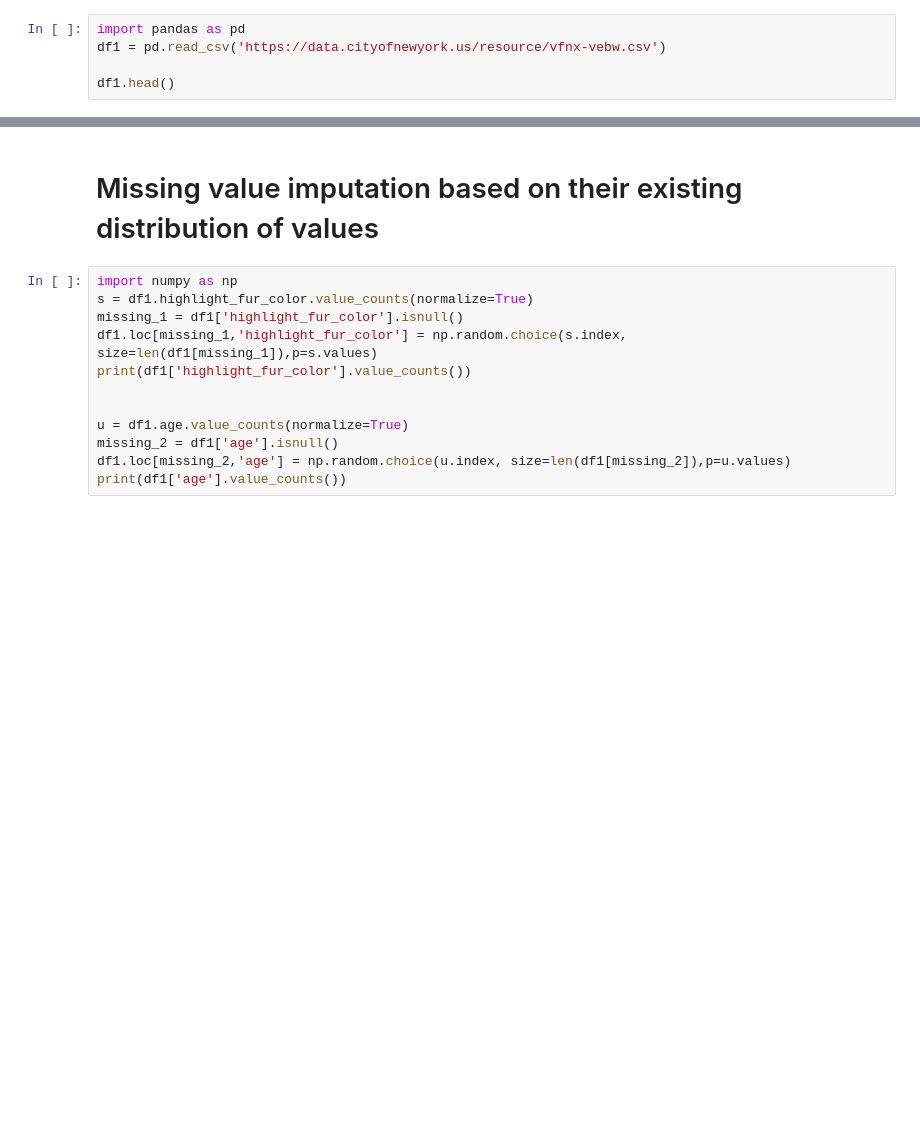
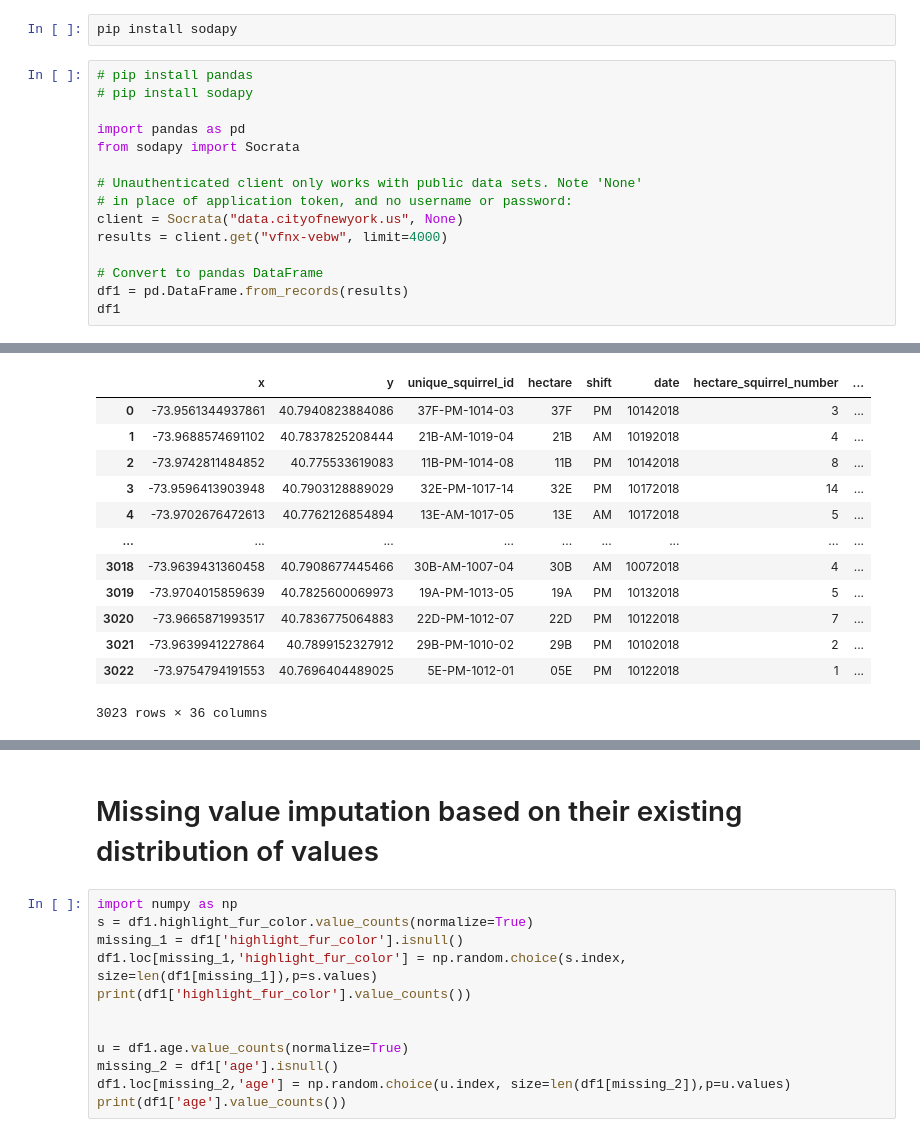
Before and after one commit to moose9200/jupyter-automation, a Jupyter notebook: download.ipynb, the cells around one changed output, grey strips where cells are left out. Cells and saved outputs as stored; diff of their text form; blank space fills up the shorter version.

```diff
--- a/download.ipynb
+++ b/download.ipynb
@@ -1,5 +1,18 @@
-# %%
-import pandas as pd
-df1 = pd.read_csv('https://data.cityofnewyork.us/resource/vfnx-vebw.csv')
-
-df1.head()
+# %%
+pip install sodapy
+# %%
+# pip install pandas
+# pip install sodapy
+
+import pandas as pd
+from sodapy import Socrata
+
+# Unauthenticated client only works with public data sets. Note 'None'
+# in place of application token, and no username or password:
+client = Socrata("data.cityofnewyork.us", None)
+results = client.get("vfnx-vebw", limit=4000)
+
+# Convert to pandas DataFrame
+df1 = pd.DataFrame.from_records(results)
+df1
+# %% [output]
@@ -6,2 +20,15 @@ df1.head()
+|  | x | y | unique_squirrel_id | hectare | shift | date | hectare_squirrel_number | ... |
+| 0 | -73.9561344937861 | 40.7940823884086 | 37F-PM-1014-03 | 37F | PM | 10142018 | 3 | ... |
+| 1 | -73.9688574691102 | 40.7837825208444 | 21B-AM-1019-04 | 21B | AM | 10192018 | 4 | ... |
+| 2 | -73.9742811484852 | 40.775533619083 | 11B-PM-1014-08 | 11B | PM | 10142018 | 8 | ... |
+| 3 | -73.9596413903948 | 40.7903128889029 | 32E-PM-1017-14 | 32E | PM | 10172018 | 14 | ... |
+| 4 | -73.9702676472613 | 40.7762126854894 | 13E-AM-1017-05 | 13E | AM | 10172018 | 5 | ... |
+| ... | ... | ... | ... | ... | ... | ... | ... | ... |
+| 3018 | -73.9639431360458 | 40.7908677445466 | 30B-AM-1007-04 | 30B | AM | 10072018 | 4 | ... |
+| 3019 | -73.9704015859639 | 40.7825600069973 | 19A-PM-1013-05 | 19A | PM | 10132018 | 5 | ... |
+| 3020 | -73.9665871993517 | 40.7836775064883 | 22D-PM-1012-07 | 22D | PM | 10122018 | 7 | ... |
+| 3021 | -73.9639941227864 | 40.7899152327912 | 29B-PM-1010-02 | 29B | PM | 10102018 | 2 | ... |
+| 3022 | -73.9754794191553 | 40.7696404489025 | 5E-PM-1012-01 | 05E | PM | 10122018 | 1 | ... |
+3023 rows × 36 columns
 # %%
 df1.isnull().sum(axis = 0)
```
Also changed, not shown: parts of 15 cells of this notebook.
